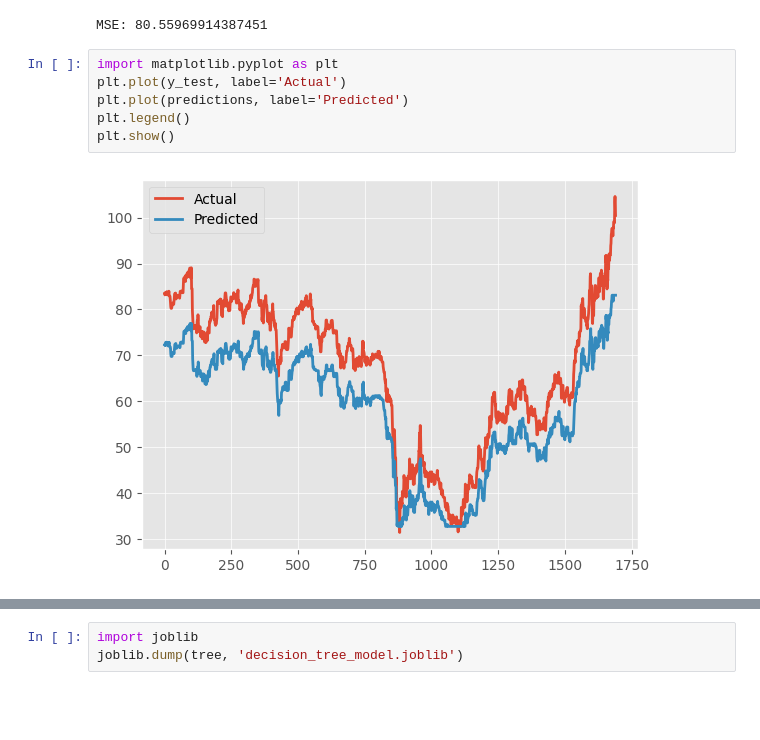
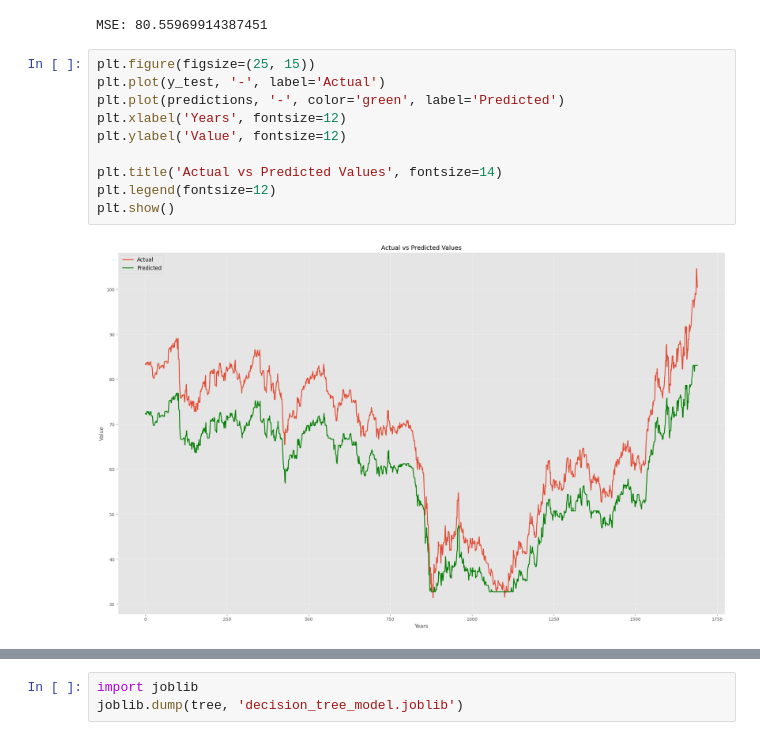
Before and after one commit to russiaonice/ML_ExxonMobile_Forecast, a Jupyter notebook: src/notebook/Base&Functions copia.ipynb, the cells around one changed output, grey strips where cells are left out. Saved outputs shown, nothing was run; the diff lists cells and outputs as text; blank space fills up the shorter version.

```diff
--- a/src/notebook/Base&Functions copia.ipynb
+++ b/src/notebook/Base&Functions copia.ipynb
@@ -456,10 +456,14 @@ print('MSE:', mse)
 # %% [output]
 MSE: 80.55969914387451
 # %%
-import matplotlib.pyplot as plt
-plt.plot(y_test, label='Actual')
-plt.plot(predictions, label='Predicted')
-plt.legend()
+plt.figure(figsize=(25, 15))
+plt.plot(y_test, '-', label='Actual')
+plt.plot(predictions, '-', color='green', label='Predicted')
+plt.xlabel('Years', fontsize=12)
+plt.ylabel('Value', fontsize=12)
+
+plt.title('Actual vs Predicted Values', fontsize=14)
+plt.legend(fontsize=12)
 plt.show()
 # %% [output]
-[figure, old version]
+[figure, new version]
```
Also changed, not shown: parts of 21 cells of this notebook, 2 other files.
